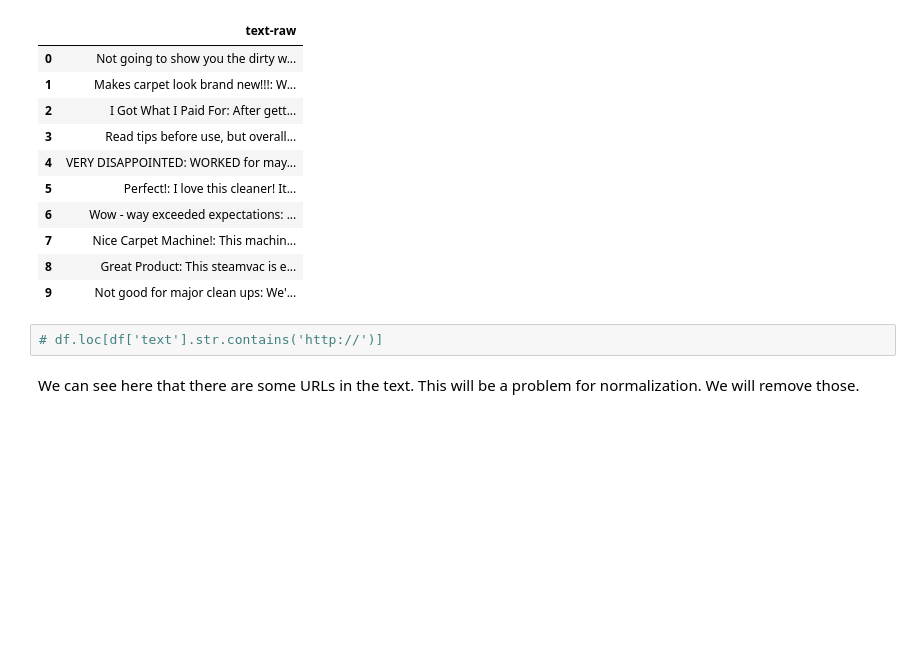
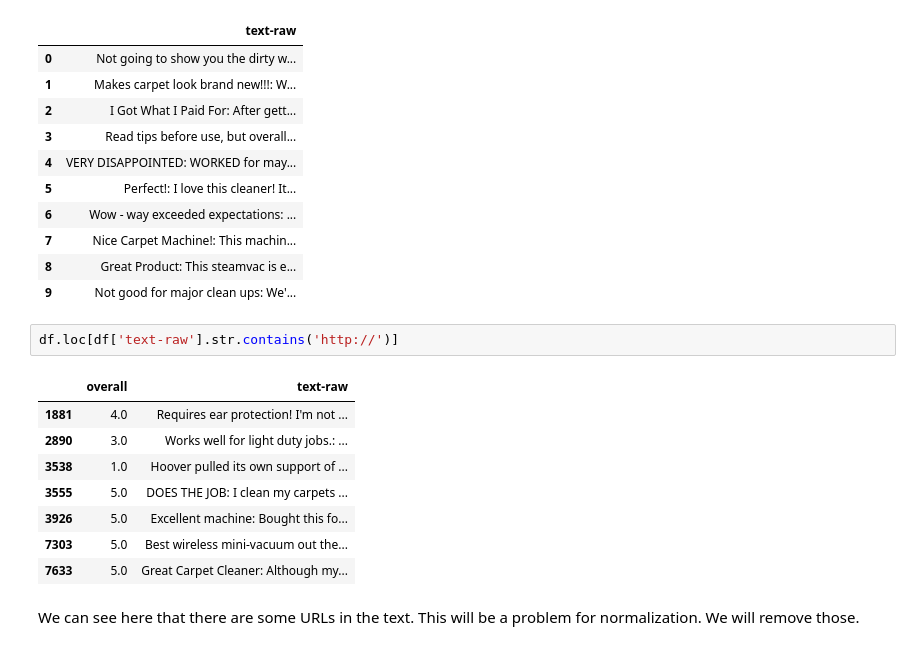
Before and after one commit to coding-dojo-data-science/adv-ml-wk01-nlp-codealongs, a Jupyter notebook: Lecture 1-Amazon/AmazonVers-W01L01-working-with-text-data-v2.ipynb, the cells around one changed output. Drawn from its saved outputs; the diff is of its cells as text; blank space fills up the shorter version.

```diff
--- a/Lecture 1-Amazon/AmazonVers-W01L01-working-with-text-data-v2.ipynb
+++ b/Lecture 1-Amazon/AmazonVers-W01L01-working-with-text-data-v2.ipynb
@@ -229,7 +229,16 @@ df[['text-raw']].head(10)
 | 8 | Great Product: This steamvac is e... |
 | 9 | Not good for major clean ups: We'... |
 # %%
-# df.loc[df['text'].str.contains('http://')]
+df.loc[df['text-raw'].str.contains('http://')]
+# %% [output]
+|  | overall | text-raw |
+| 1881 | 4.0 | Requires ear protection! I'm not ... |
+| 2890 | 3.0 | Works well for light duty jobs.: ... |
+| 3538 | 1.0 | Hoover pulled its own support of ... |
+| 3555 | 5.0 | DOES THE JOB: I clean my carpets ... |
+| 3926 | 5.0 | Excellent machine: Bought this fo... |
+| 7303 | 5.0 | Best wireless mini-vacuum out the... |
+| 7633 | 5.0 | Great Carpet Cleaner: Although my... |
 # %% [markdown]
 We can see here that there are some URLs in the text.  This will be a problem for normalization.  We will remove those.
 # %% [markdown]
```
Also changed, not shown: parts of 7 cells of this notebook, 2 other files.
